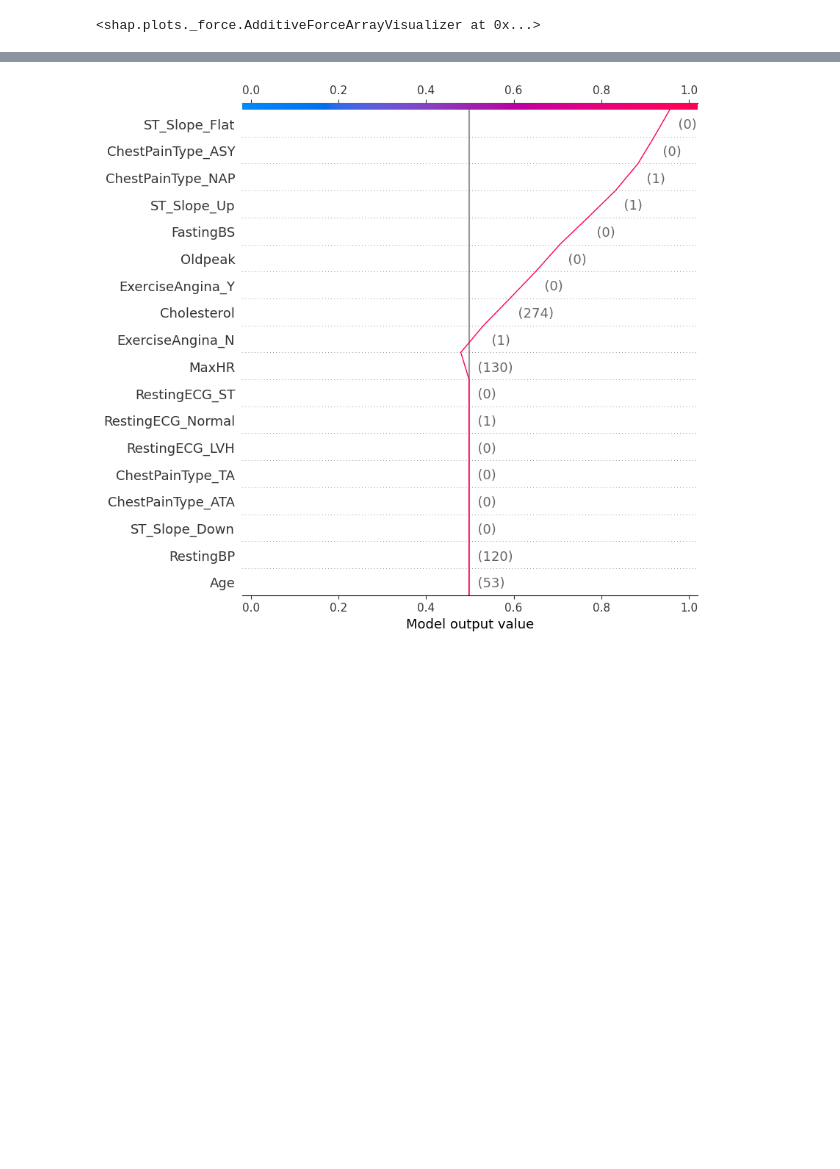
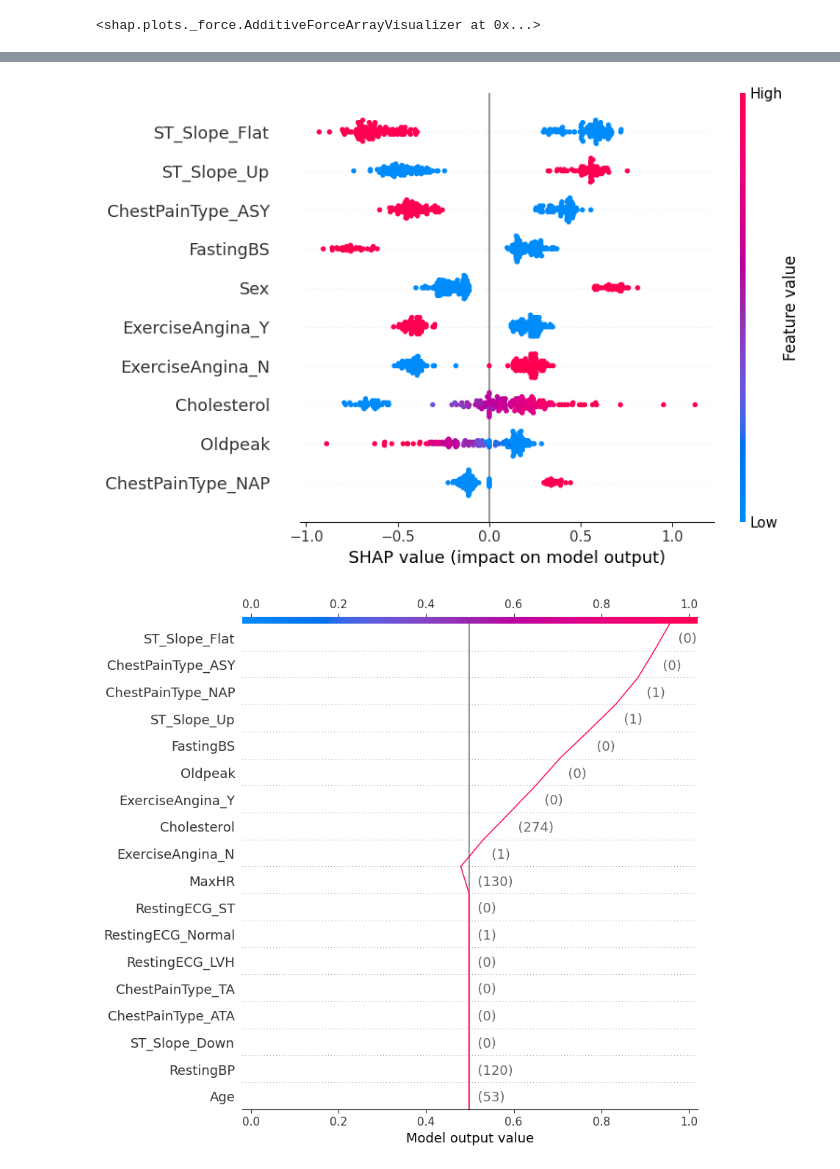
Before and after one commit to XueningD65/TriageAssist, a Jupyter notebook: model_explain_FI_HTML.ipynb, the cells around one changed output, grey strips where cells are left out. Saved outputs shown, nothing was run; the diff lists cells and outputs as text; code cells hidden in the pictures; blank space fills up the shorter version.

```diff
--- a/model_explain_FI_HTML.ipynb
+++ b/model_explain_FI_HTML.ipynb
@@ -126,3 +127,7 @@ shap.summary_plot(shap_values, X_test, plot_type="bar", max_display = 10)
+# %%
+shap.summary_plot(shap_values[0], X_test, max_display = 10)
+# %% [output]
+[figure, added]
 # %%
 shap.decision_plot(explainer.expected_value[0], shap_values[0][0,:], X_test.iloc[0,:], link = 'logit')
 # %% [output]
```
Also changed, not shown: parts of 9 cells of this notebook, 4 other files.
